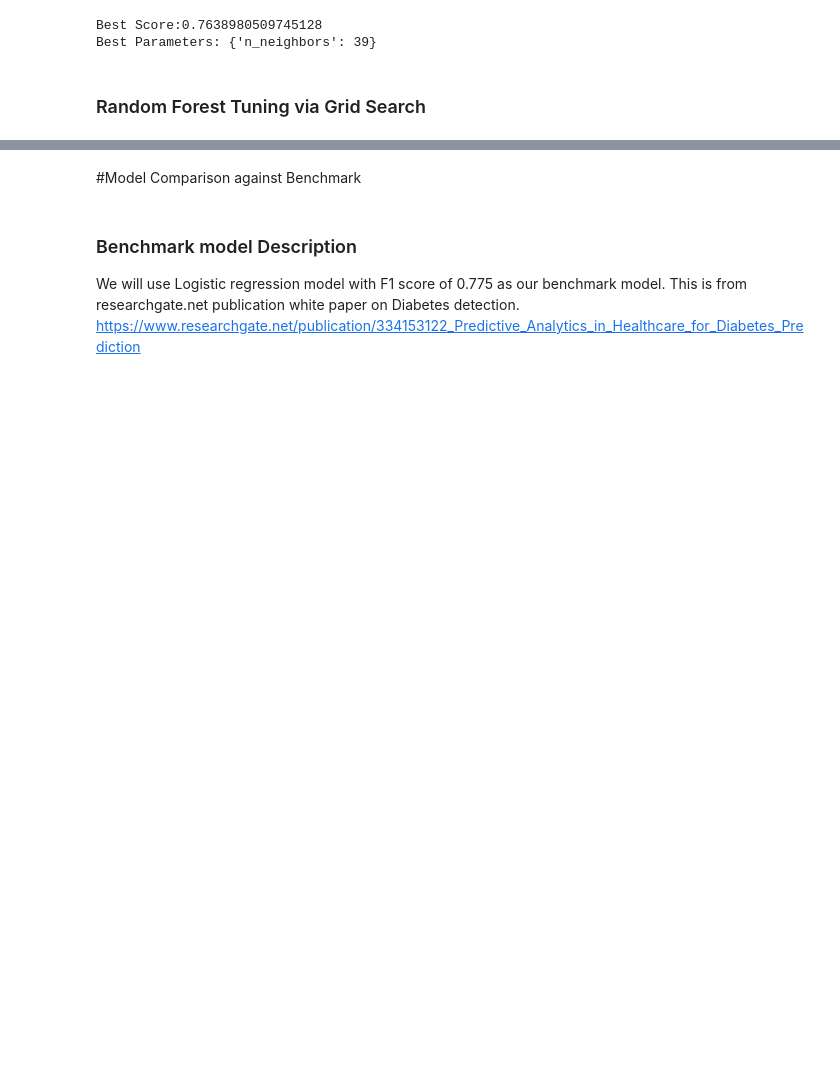
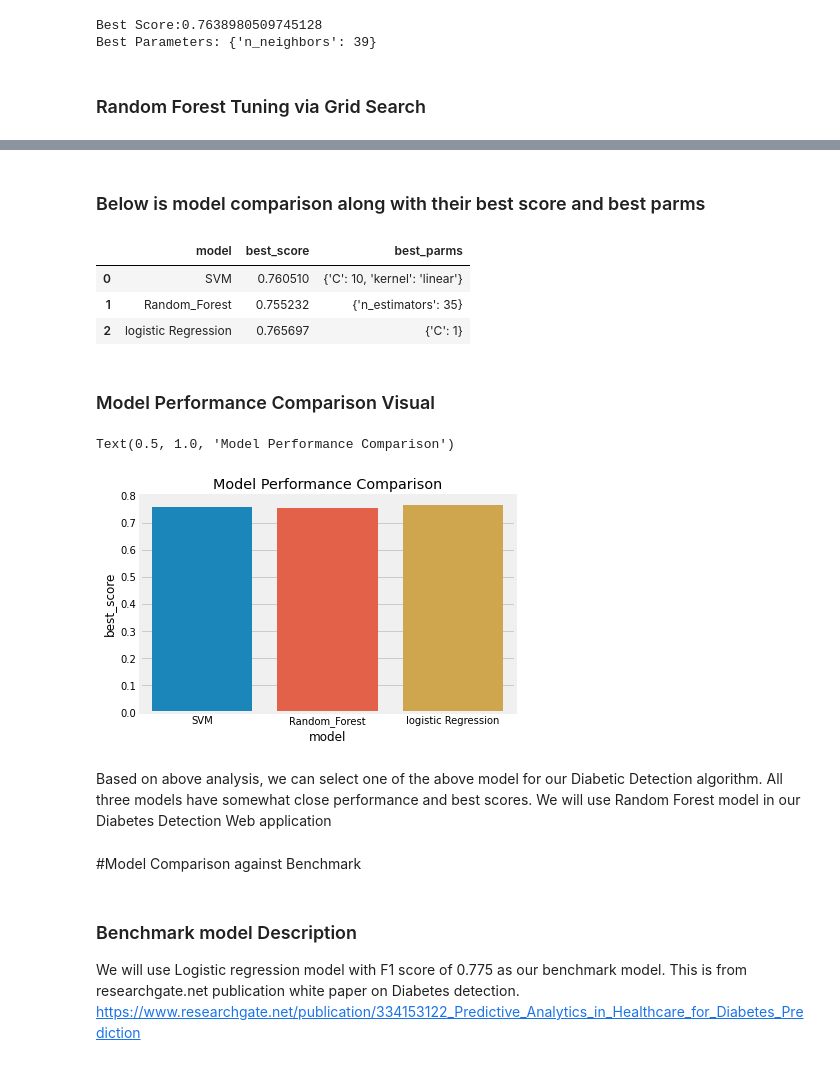
Before and after one commit to DineshAnalyticsandAI/Diabetes-Detection, a Jupyter notebook: Diabetes_Detection.ipynb, the cells around one changed output, grey strips where cells are left out. Drawn from its saved outputs; the diff is of its cells as text; code cells hidden in the pictures; blank space fills up the shorter version.

```diff
--- a/Diabetes_Detection.ipynb
+++ b/Diabetes_Detection.ipynb
@@ -503,3 +502,55 @@ Best Parameters: {'n_estimators': 33}
+# %%
+ model_parms = {
+     'SVM':{
+         'model': SVC(gamma='auto'),
+         'parms': {
+             'C':[1,10,20],
+             'kernel':['rbf','linear']
+            }
+         },
+         'Random_Forest':{
+             'model': RandomForestClassifier(),
+             'parms' : {
+                 'n_estimators':[1,5,10,35,40]
+             }
+         },
+         'logistic Regression' : {
+             'model' : LogisticRegression(solver='liblinear',multi_class='auto'),
+             'parms': {
+                 'C' : [1,5,10]
+             }
+         }
+  }
+# %%
+scores=[]
+for model_name,mp in model_parms.items():
+  clf = GridSearchCV(mp['model'],mp['parms'],cv=5,return_train_score=False)
+  clf.fit(x_train,y_train)
+  scores.append({'model':model_name,
+                 'best_score': clf.best_score_,
+                 'best_parms': clf.best_params_
+  })
+# %%
+model_compare = pd.DataFrame(scores,columns=['model','best_score','best_parms'])
+# %% [markdown]
+### Below is model comparison along with their best score and best parms
+# %%
+model_compare
+# %% [output]
+|  | model | best_score | best_parms |
+| 0 | SVM | 0.760510 | {'C': 10, 'kernel': 'linear'} |
+| 1 | Random_Forest | 0.755232 | {'n_estimators': 35} |
+| 2 | logistic Regression | 0.765697 | {'C': 1} |
+# %% [markdown]
+### Model Performance Comparison Visual
+# %%
+sns.barplot(data=model_compare,x='model',y='best_score')
+plt.title('Model Performance Comparison')
+# %% [output]
+Text(0.5, 1.0, 'Model Performance Comparison')
+[figure, added]
+# %% [markdown]
+Based on above analysis, we can select one of the above model for our Diabetic Detection algorithm.  All three models have somewhat close performance and best scores.  We will use Random Forest model in our Diabetes Detection Web application
 # %% [markdown]
 #Model Comparison against Benchmark
 # %% [markdown]
```
Also changed, not shown: parts of 22 cells of this notebook.
